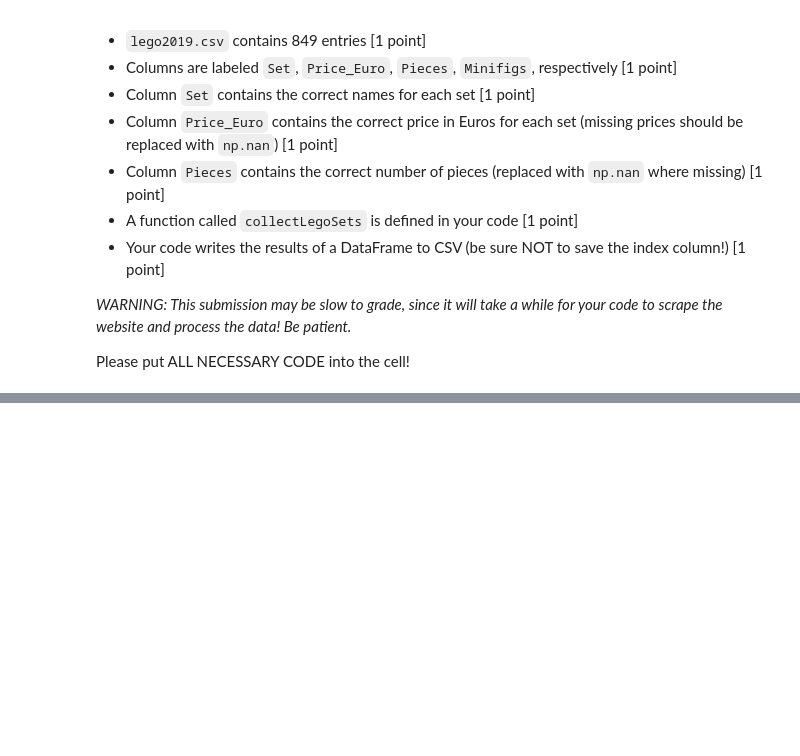
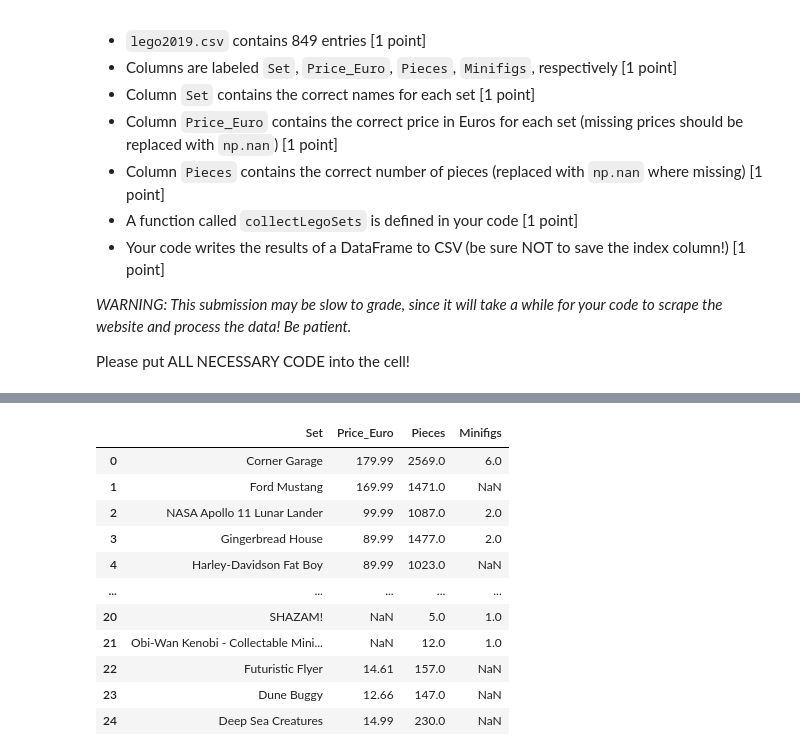
Before and after one commit to GlenWilliams2k/econ8320-assignment-07, a Jupyter notebook: Lesson.ipynb, the cells around one changed output, grey strips where cells are left out. Drawn from its saved outputs; the diff is of its cells as text; code cells hidden in the pictures; blank space fills up the shorter version.

```diff
--- a/Lesson.ipynb
+++ b/Lesson.ipynb
@@ -1109,0 +1075,93 @@ data.to_csv("lego2019.csv")
+# %%
+import requests
+from bs4 import BeautifulSoup
+import numpy as np
+import pandas as pd
+import re
+import time
+
+# A function to collect lego sets from search results on brickset.com
+def collectLegoSets(startURL):
+    # Add headers to imitate a real browser
+    headers = {
+        'User-Agent': 'Mozilla/5.0 (Windows NT 10.0; Win64; x64) AppleWebKit/537.36 (KHTML, like Gecko) Chrome/102.0.0.0 Safari/537.36',
+        'Accept': 'text/html,application/xhtml+xml,application/xml;q=0.9,image/webp,*/*;q=0.8',
+        'Referer': 'https://www.google.com/'
+    }
+    # Retrieve starting URL
+    myPage = requests.get(startURL)
+
+    # Parse the website with Beautiful Soup
+    parsed = BeautifulSoup(myPage.text)
+
+    # Grab all sets from the page
+    a = [i for i in parsed.find_all('article')]
+
+    # Create an empty data set
+    newData = []
+
+    # Iterate over all sets on the page
+    for i in a:
+        row = []
+        # Add the set name to the row of data
+        try:
+          row.append(i.h1.text)
+        except:
+          row.append('')
+        try:
+            # Extract price and translate to a floating point number from string, append to row IF PRICE EXISTS
+            row.append(float(re.search(r'€(\d+(?:,\d{3})*(?:\.\d{2})?)', i.find('dt', string="RRP").find_next_sibling().text, re.UNICODE).groups()[0]))
+        except:
+            # Missing value for sets with no price, append to row IF NO PRICE EXISTS
+            row.append(np.nan)
+        try:
+            #Extract pieces and translate to a floating point number from string
+            row.append(float(re.search(r'(\d+)', i.find('dt', string="Pieces").find_next_sibling().text).groups()[0]))
+        except:
+            #return nan if no pieces
+            row.append(np.nan)
+        try:
+            #Extract number of minifigs
+            row.append(float(re.search(r'(\d+)', i.find('dt', string="Minifigs").find_next_sibling().text).groups()[0]))
+        except:
+          row.append(np.nan)
+
+        # Add the row of data to the dataset
+        newData.append(row)
+
+    newData = pd.DataFrame(newData, columns = ['Set', 'Price_Euro', 'Pieces', 'Minifigs'])
+
+    # Check if there are more results on the "next" page
+    try:
+        nextPage = parsed.find('li', class_="next").a['href']
+    except:
+        nextPage = None
+
+    # If there is another page of results, grab it and combine
+    if nextPage:
+        # Tell our program not to load new pages too fast by "sleeping" for two seconds before
+        #   going to the next page
+        time.sleep(2)
+        # Merge current data with next page
+        return pd.concat([newData, collectLegoSets(nextPage)], axis=0)
+    # Otherwise return the current data
+    else:
+        return newData
+
+data = collectLegoSets('https://brickset.com/sets/year-2019')
+data.to_csv("lego2019.csv", index = False)
+
+#data
+# %% [output]
+|  | Set | Price_Euro | Pieces | Minifigs |
+| 0 | Corner Garage | 179.99 | 2569.0 | 6.0 |
+| 1 | Ford Mustang | 169.99 | 1471.0 | NaN |
+| 2 | NASA Apollo 11 Lunar Lander | 99.99 | 1087.0 | 2.0 |
+| 3 | Gingerbread House | 89.99 | 1477.0 | 2.0 |
+| 4 | Harley-Davidson Fat Boy | 89.99 | 1023.0 | NaN |
+| ... | ... | ... | ... | ... |
+| 20 | SHAZAM! | NaN | 5.0 | 1.0 |
+| 21 | Obi-Wan Kenobi - Collectable Mini... | NaN | 12.0 | 1.0 |
+| 22 | Futuristic Flyer | 14.61 | 157.0 | NaN |
+| 23 | Dune Buggy | 12.66 | 147.0 | NaN |
+| 24 | Deep Sea Creatures | 14.99 | 230.0 | NaN |
```
Also changed, not shown: parts of 6 cells of this notebook.
